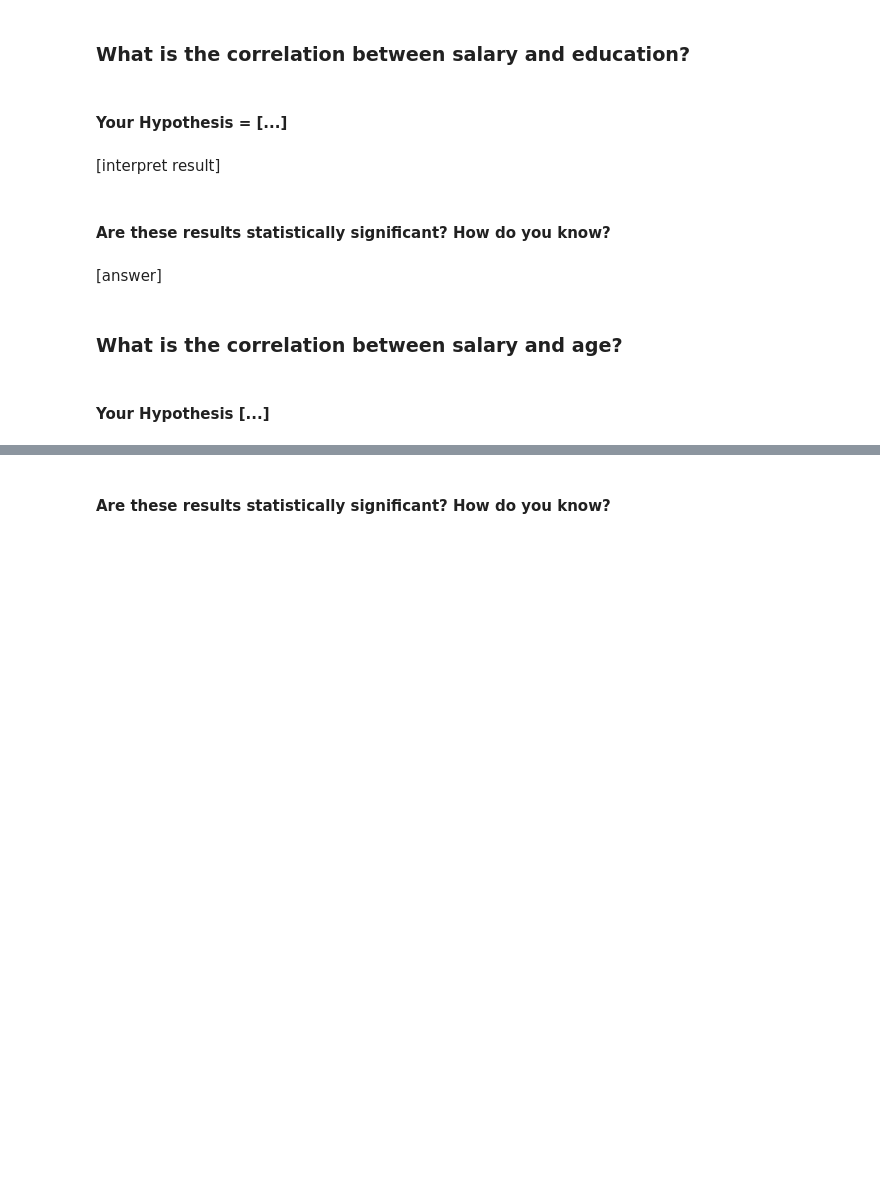
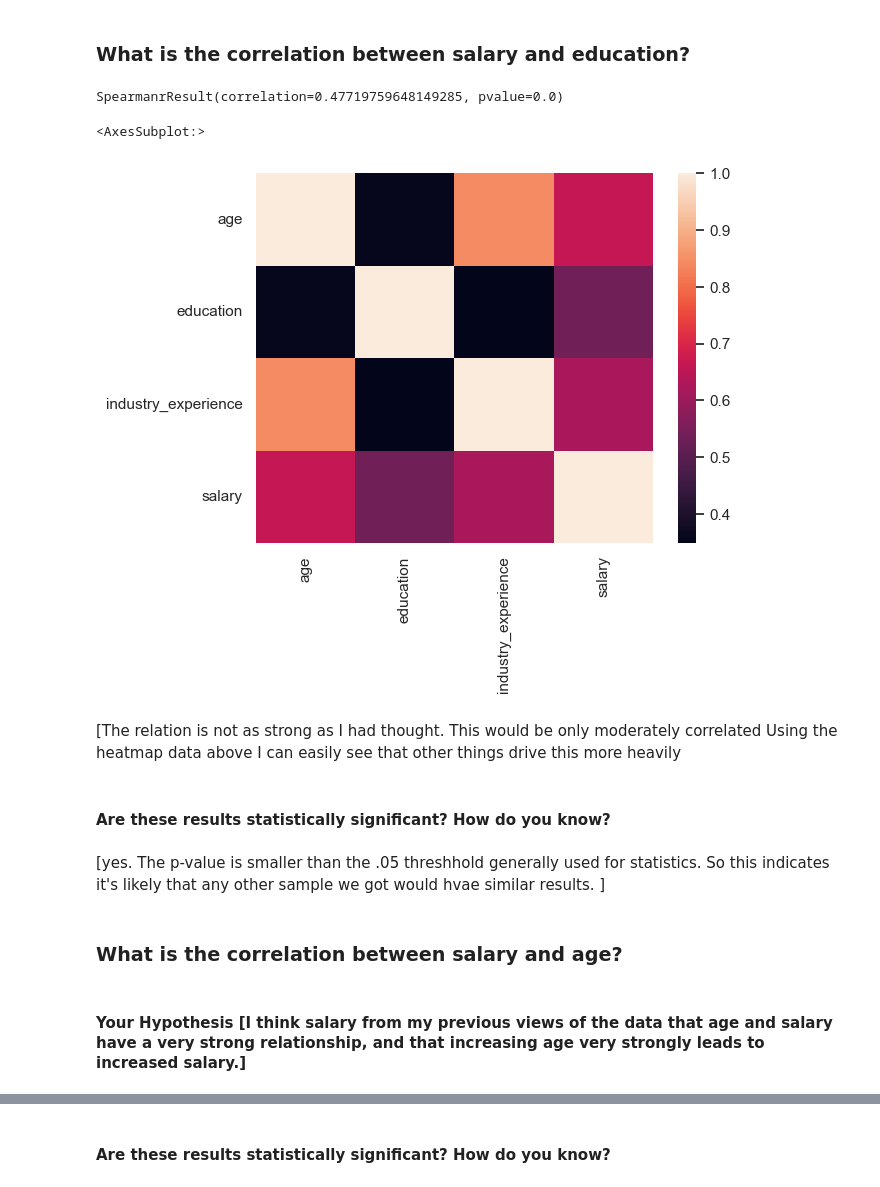
Before and after one commit to LarsoftheGeats/dataAnalysis3, a Jupyter notebook: Unit_3_-_EDA_.ipynb, the cells around one changed output, grey strips where cells are left out. Saved outputs shown, nothing was run; the diff lists cells and outputs as text; code cells hidden in the pictures; blank space fills up the shorter version.

```diff
--- a/Unit_3_-_EDA_.ipynb
+++ b/Unit_3_-_EDA_.ipynb
@@ -591,3 +598,5 @@ sns.boxplot(data=df, x='education', y='salary', hue='gender')
 <h3 style='color:red;'> First, load 'salary_numeric.csv' - where education has been re-expressed as numeric variables.</h3>
 # %%
 # load salary_numeric.csv into dataframe where education levels have been re-expressed as numeric
+numeric=pd.read_csv("salary_numeric.csv")
+numeric.head()
@@ -599,4 +616,2 @@ sns.boxplot(data=df, x='education', y='salary', hue='gender')
 # %% [markdown]
 ### What is the correlation between salary and education?
-# %% [markdown]
-#### Your Hypothesis = [...]
@@ -605,12 +618,24 @@ sns.boxplot(data=df, x='education', y='salary', hue='gender')
+# %%
+#### Your Hypothesis = [My hypothesis is that higher education leads to higher salary]
+
+# calculate correlation and pvalue of salary and education with spearmanr method
+spearmanr(numeric['salary'],numeric['education'])
+# %% [output]
+SpearmanrResult(correlation=0.47719759648149285, pvalue=0.0)
+# %%
+sns.heatmap(numeric.corr())
+# %% [output]
+<AxesSubplot:>
+[figure, added]
 # %% [markdown]
-[interpret result]
+[The relation is not as strong as I had thought.  This would be only moderately correlated  Using the heatmap data above I can easily see that other things drive this more heavily
 # %% [markdown]
 #### Are these results statistically significant? How do you know?
 # %% [markdown]
-[answer]
+[yes.  The p-value is smaller than the .05 threshhold generally used for statistics.  So this indicates it's likely that any other sample we got would hvae similar results.  ]
 # %% [markdown]
 ### What is the correlation between salary and age?
 # %% [markdown]
-#### Your Hypothesis [...]
+#### Your Hypothesis [I think salary from my previous views of the data that age and salary have a very strong relationship, and that increasing age very strongly leads to increased salary.]
 # %%
 # calculate correlation and pvalue of salary and age with pearsonr method
```
Also changed, not shown: parts of 29 cells of this notebook.
